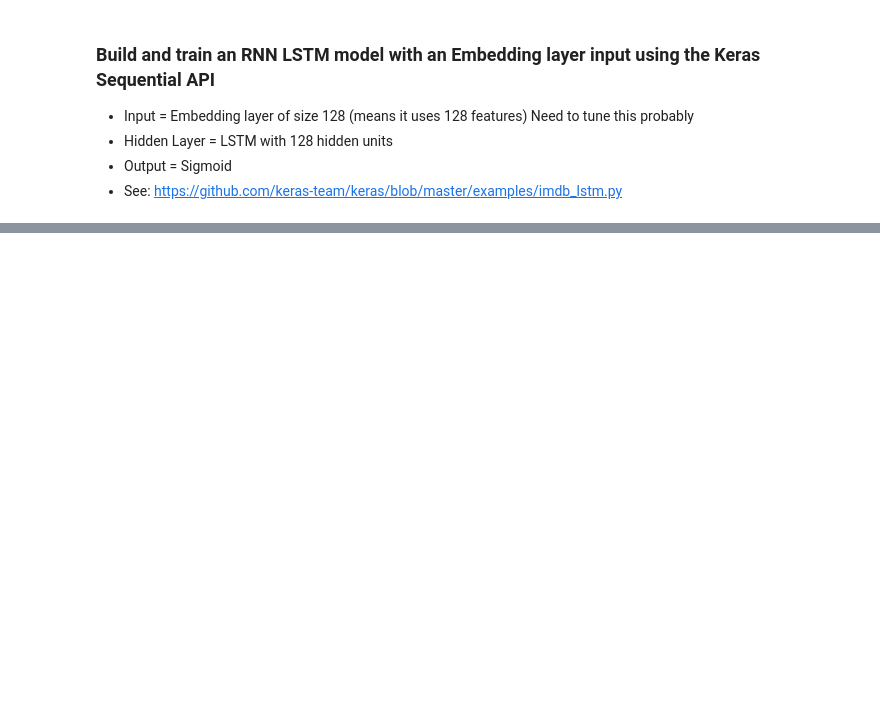
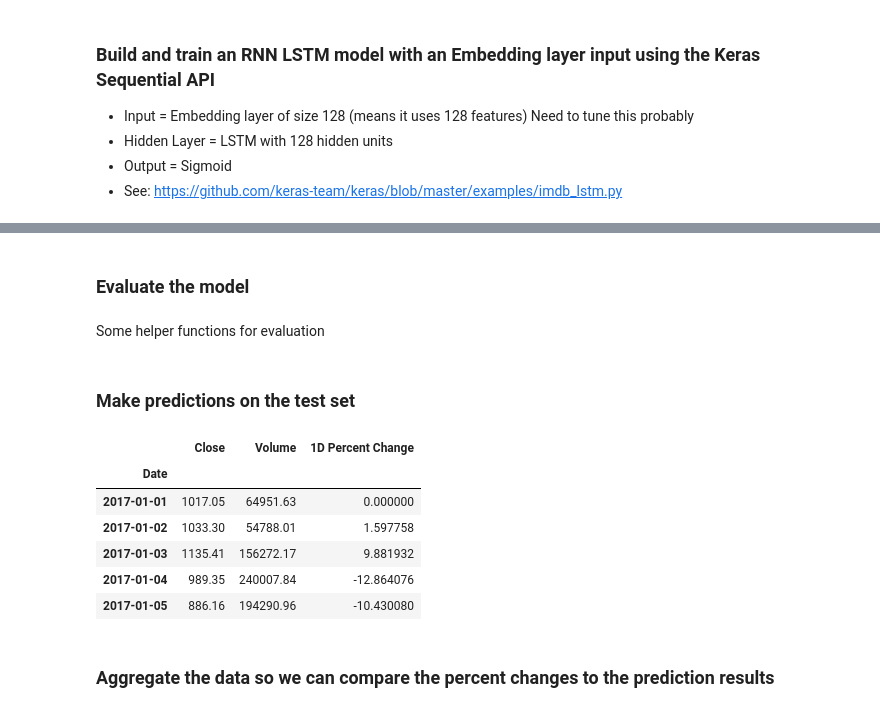
Before and after one commit to ericrnielsen/230_crypto, a Jupyter notebook: models/baseline/lstm_model_baseline_headlines.ipynb, the cells around one changed output, grey strips where cells are left out. Drawn from its saved outputs; the diff is of its cells as text; code cells hidden in the pictures; blank space fills up the shorter version.

```diff
--- a/models/baseline/lstm_model_baseline_headlines.ipynb
+++ b/models/baseline/lstm_model_baseline_headlines.ipynb
@@ -229,0 +186,4 @@ Test accuracy: 0.551861702128
+# %% [markdown]
+### Evaluate the model
+# %% [markdown]
+Some helper functions for evaluation
@@ -229,0 +301,2 @@ Test accuracy: 0.551861702128
+# %% [markdown]
+### Make predictions on the test set
@@ -229,0 +306,21 @@ Test accuracy: 0.551861702128
+# %%
+# Read in the price data to use for analysis
+
+COIN = 'BTC'
+TEXT_COLUMN = 'headline'
+TRAIN_START_DATE = '2017-01-01'
+TEST_START_DATE = '2017-12-09'
+TEST_END_DATE = '2018-2-10'
+
+coin_df = pd.read_csv('../data/price_data/BTC_percent_change.csv', index_col=['Date'], parse_dates=True)
+coin_df.head()
+# %% [output]
+|  | Close | Volume | 1D Percent Change |
+| Date |  |  |  |
+| 2017-01-01 | 1017.05 | 64951.63 | 0.000000 |
+| 2017-01-02 | 1033.30 | 54788.01 | 1.597758 |
+| 2017-01-03 | 1135.41 | 156272.17 | 9.881932 |
+| 2017-01-04 | 989.35 | 240007.84 | -12.864076 |
+| 2017-01-05 | 886.16 | 194290.96 | -10.430080 |
+# %% [markdown]
+### Aggregate the data so we can compare the percent changes to the prediction results
```
Also changed, not shown: parts of 14 cells of this notebook.
